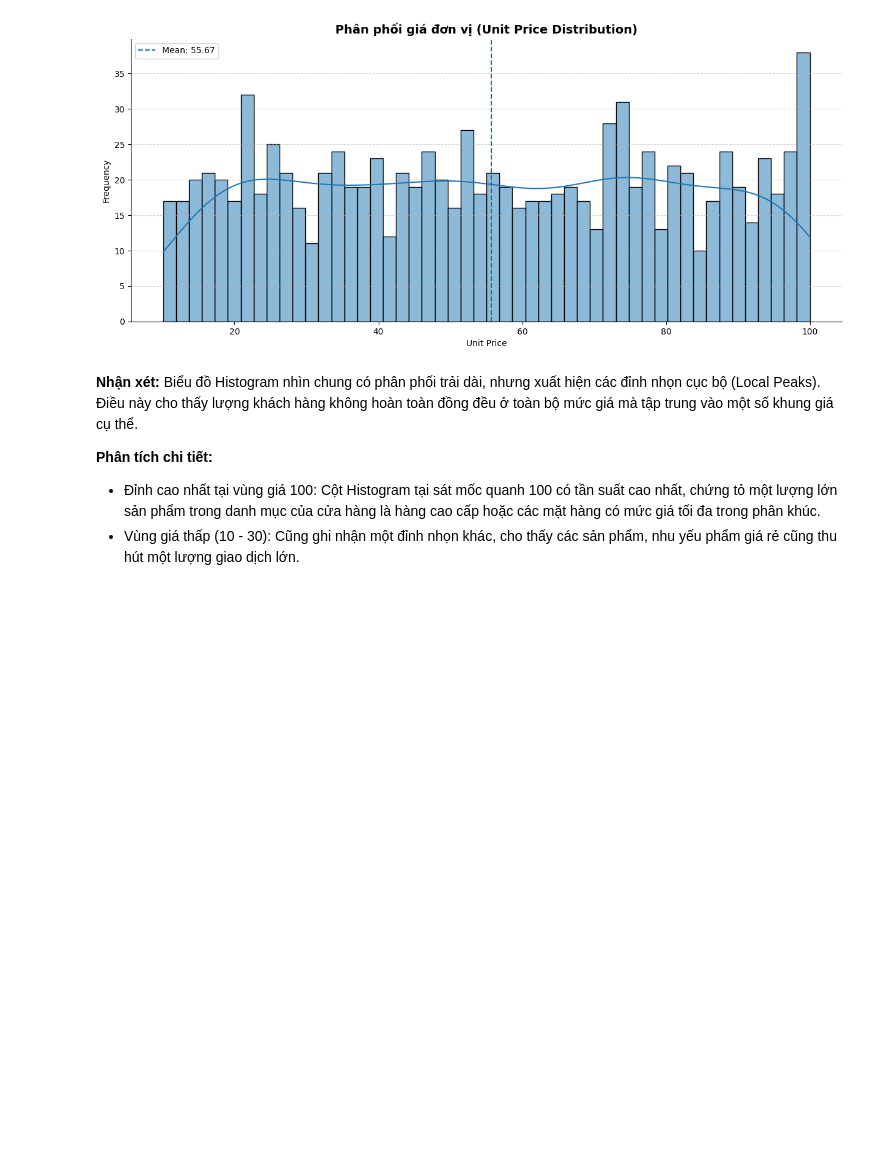
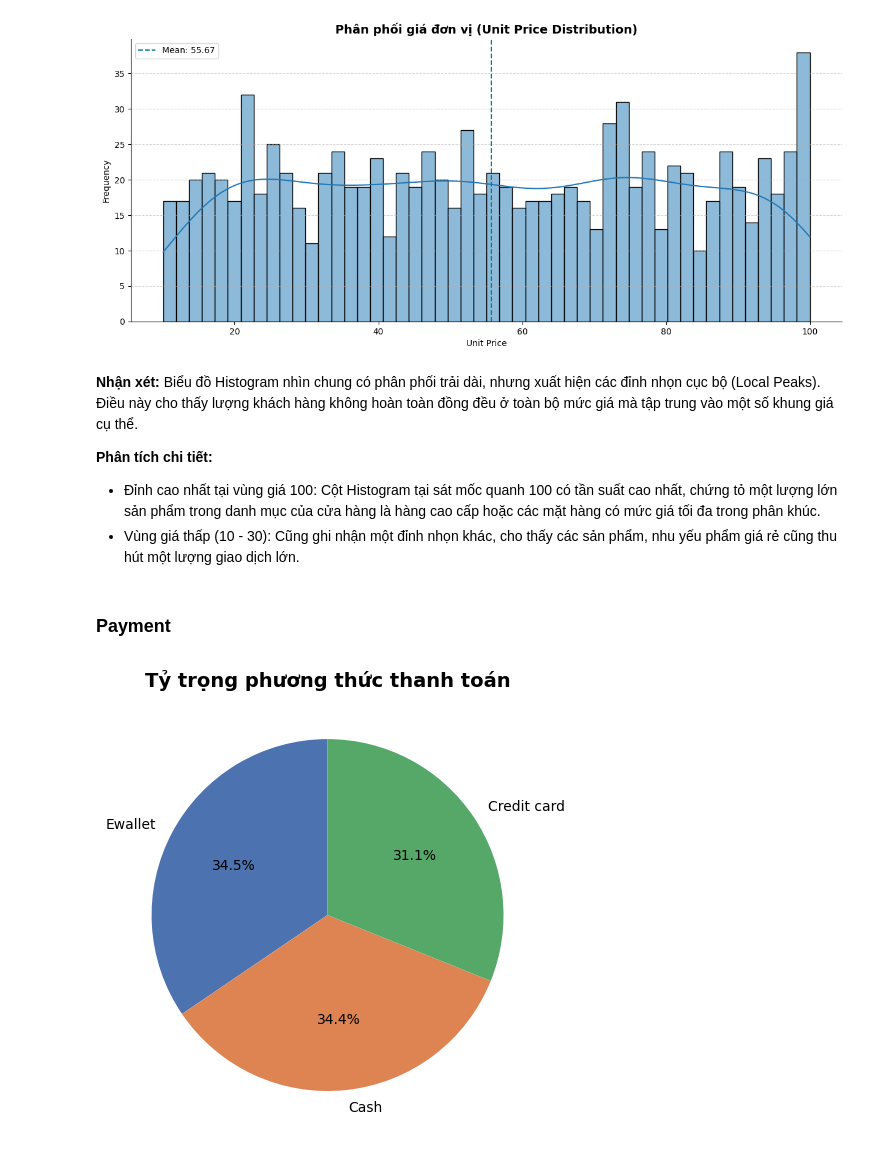
Before and after one commit to Jackxeid/Learn---MindX, a Jupyter notebook: Final Project/finalProject.ipynb, the cells around one changed output. Drawn from its saved outputs; the diff is of its cells as text; code cells hidden in the pictures; blank space fills up the shorter version.

Commit message:
Fifth chart

```diff
--- a/Final Project/finalProject.ipynb
+++ b/Final Project/finalProject.ipynb
@@ -392,3 +394,18 @@ plt.show()
 **Phân tích chi tiết:**
 - Đỉnh cao nhất tại vùng giá 100: Cột Histogram tại sát mốc quanh 100 có tần suất cao nhất, chứng tỏ một lượng lớn sản phẩm trong danh mục của cửa hàng là hàng cao cấp hoặc các mặt hàng có mức giá tối đa trong phân khúc.
 - Vùng giá thấp (10 - 30): Cũng ghi nhận một đỉnh nhọn khác, cho thấy các sản phẩm, nhu yếu phẩm giá rẻ cũng thu hút một lượng giao dịch lớn.
+# %% [markdown]
+### Payment
+# %%
+payment_counts = df['Payment'].value_counts()
+
+plt.figure(figsize=(5, 5))
+
+plt.pie(payment_counts, labels=payment_counts.index, autopct='%1.1f%%',
+        startangle=90, colors=sns.color_palette('deep', 3))
+plt.title('Tỷ trọng phương thức thanh toán', fontsize=14, fontweight='bold')
+
+plt.tight_layout()
+plt.show()
+# %% [output]
+[figure, added]
```
Also changed, not shown: parts of 9 cells of this notebook.
